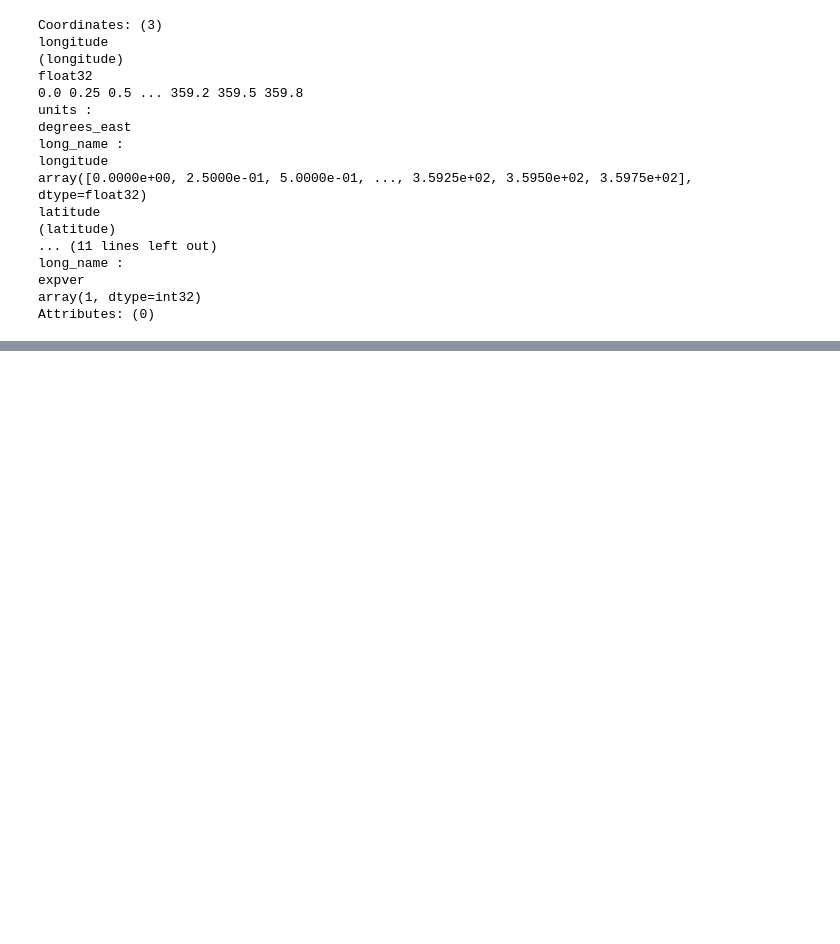
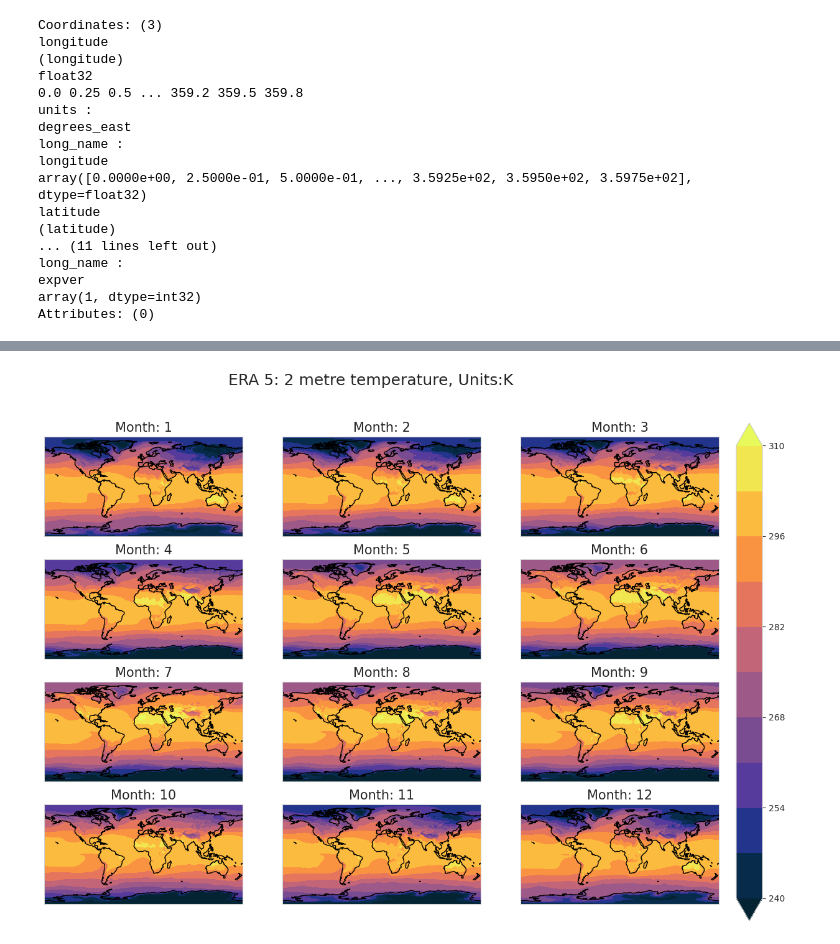
Before and after one commit to dhruvc99/climate-research, a Jupyter notebook: ERA5_colab.ipynb, the cells around one changed output, grey strips where cells are left out. Cells and saved outputs as stored; diff of their text form; code cells hidden in the pictures; blank space fills up the shorter version.

```diff
--- a/ERA5_colab.ipynb
+++ b/ERA5_colab.ipynb
@@ -365 +485,29 @@ Text(0.5, 1.0, 'Summer correlations between t2m and sshf')
 [figure]
+# %%
+def grid_climatology(data,mn=None,mx=None,lvn=10,limits=False,cmap=cmo.thermal,hide_ocean=False,save=False,savetype='pdf'):
+    lat = data.latitude
+    lon = data.longitude
+
+    fig,axes = plt.subplots(nrows=4, ncols=3,figsize=(14,10),dpi=100, subplot_kw={'projection': ccrs.PlateCarree()})
+    axs=axes.flatten()
+    for i in np.arange(0,12):
+        avg = data.sel({'time': data['time.month']==i+1}).mean('time')
+        im = axes.flat[i].contourf(lon, lat, avg, levels=np.linspace(mn,mx,lvn+1),cmap=cmap,extend='both')
+        axs[i].xaxis.set_visible(False)
+        axs[i].yaxis.set_visible(False)
+        axs[i].coastlines()
+        axs[i].set_title('Month: '+ str(i+1),fontsize=15)
+        if(hide_ocean):
+            axs[i].add_feature(cfeature.OCEAN, zorder=100, edgecolor='k')
+
+    fig.colorbar(im, ax=axes.ravel().tolist(),cax=fig.add_axes([0.92,0.1,.03,.8]))
+    plt.subplots_adjust()
+    plt.suptitle('ERA 5: {}, Units:{}'.format(data.attrs['long_name'], data.attrs['units']), fontsize=18)
+    if(save):
+        plt.savefig('figs/gr_' + data.attrs['long_name'] +
+                    '_monthly.' + str(savetype))
+    plt.show()
+# %%
+grid_climatology(ds.t2m, 240, 310, limits=True)
+# %% [output]
+[figure, added]
```
Also changed, not shown: parts of 15 cells of this notebook, 9 other files.
